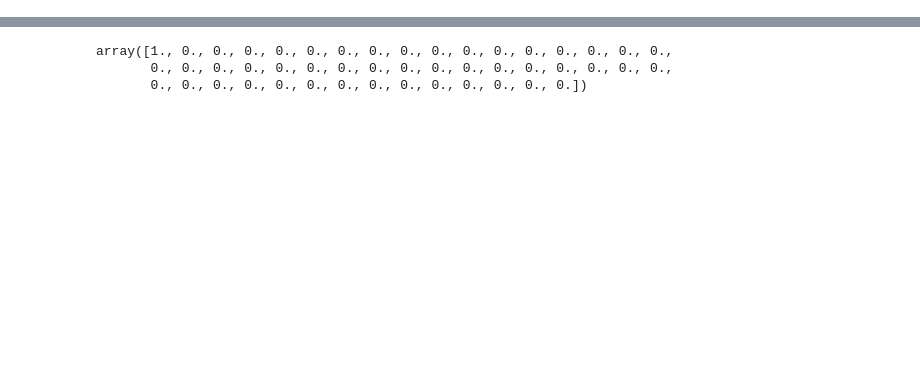
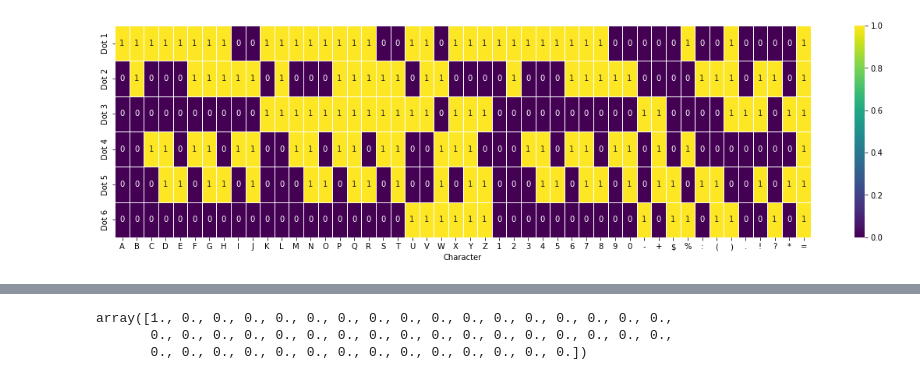
Before and after one commit to jadsongmatos/MLP, a Jupyter notebook: braille.ipynb, the cells around one changed output, grey strips where cells are left out. Saved outputs shown, nothing was run; the diff lists cells and outputs as text; code cells hidden in the pictures; blank space fills up the shorter version.

```diff
--- a/braille.ipynb
+++ b/braille.ipynb
@@ -59,0 +69,10 @@ df
+# %%
+plot_csv = df.set_index('Character').T
+
+# Criação do heatmap
+plt.figure(figsize=(20, 5))
+sns.heatmap(plot_csv, cmap="viridis", annot=True, linewidths=.5)
+
+plt.show()
+# %% [output]
+[figure, added]
```
Also changed, not shown: parts of 17 cells of this notebook, 9 other files.
